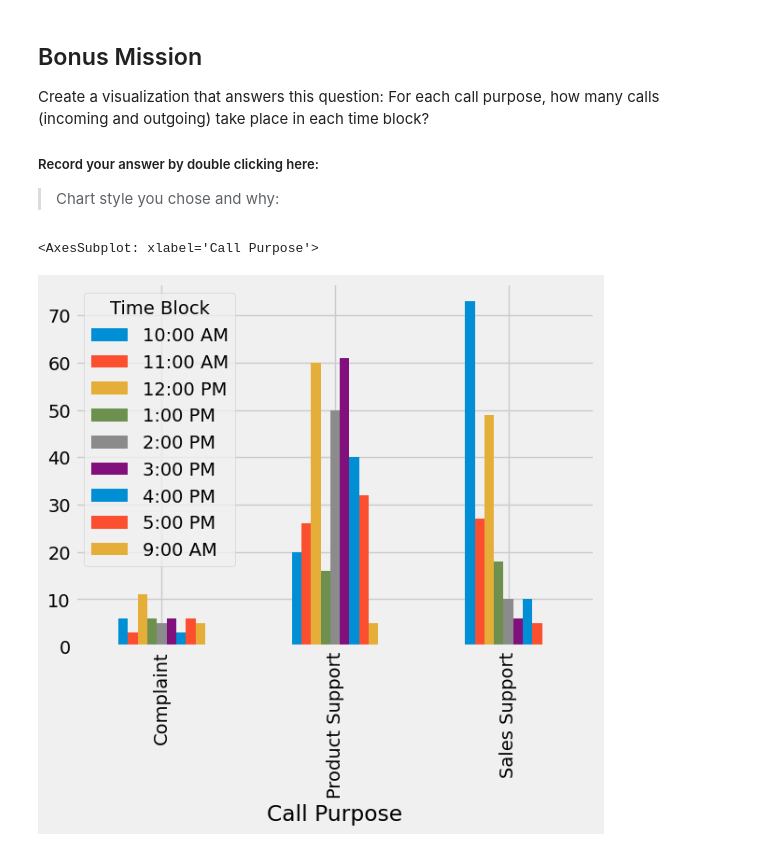
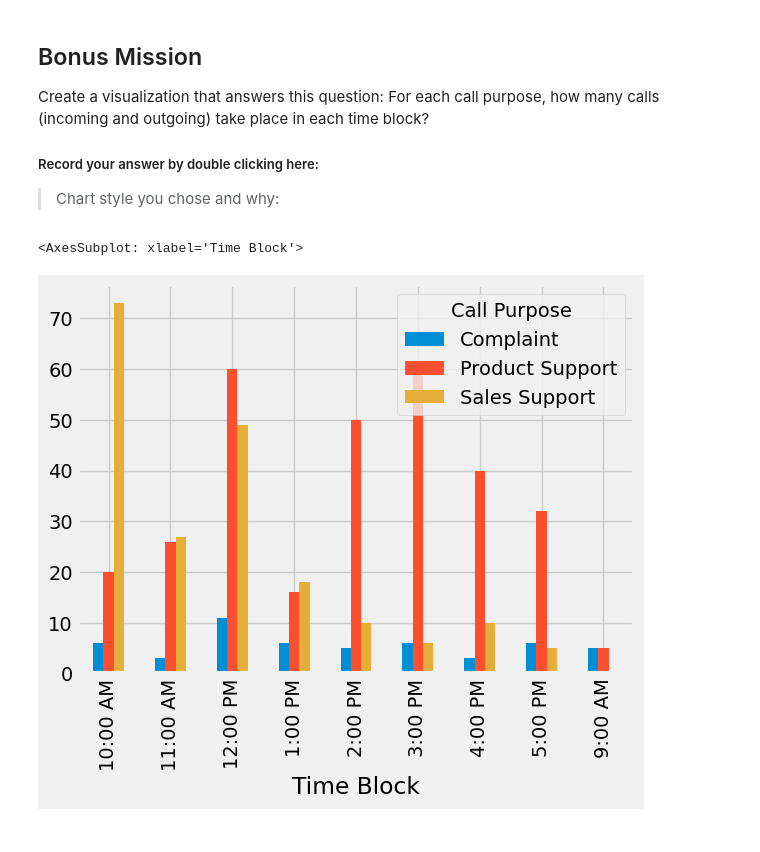
Before and after one commit to prathi111/call-center-cleanup-assignment, a Jupyter notebook: Call_Center_Cleanup.ipynb, the cells around one changed output. Saved outputs shown, nothing was run; the diff lists cells and outputs as text; code cells hidden in the pictures.

Commit message:
Made changes to last bonus  visualization

```diff
--- a/Call_Center_Cleanup.ipynb
+++ b/Call_Center_Cleanup.ipynb
@@ -546,13 +546,13 @@ Create a visualization that answers this question: For each call purpose, how ma
 # %%
 # Create your Bonus Mission visualization here!
 call_times = df[["Call Purpose","Time Block","Incoming or Outgoing", "Calls"]]
 call_times
 # # Use groupby to plot based on time blocks:
-time_block=call_times.groupby(['Call Purpose','Time Block'])['Calls'].sum()
+time_block=call_times.groupby(['Time Block','Call Purpose'])['Calls'].sum()
 time_block
 
 
 time_block.unstack().plot(kind='bar',subplots=False)
 # %% [output]
-<AxesSubplot: xlabel='Call Purpose'>
+<AxesSubplot: xlabel='Time Block'>
-[figure, old version]
+[figure, new version]
```
Also changed, not shown: parts of 30 cells of this notebook.
